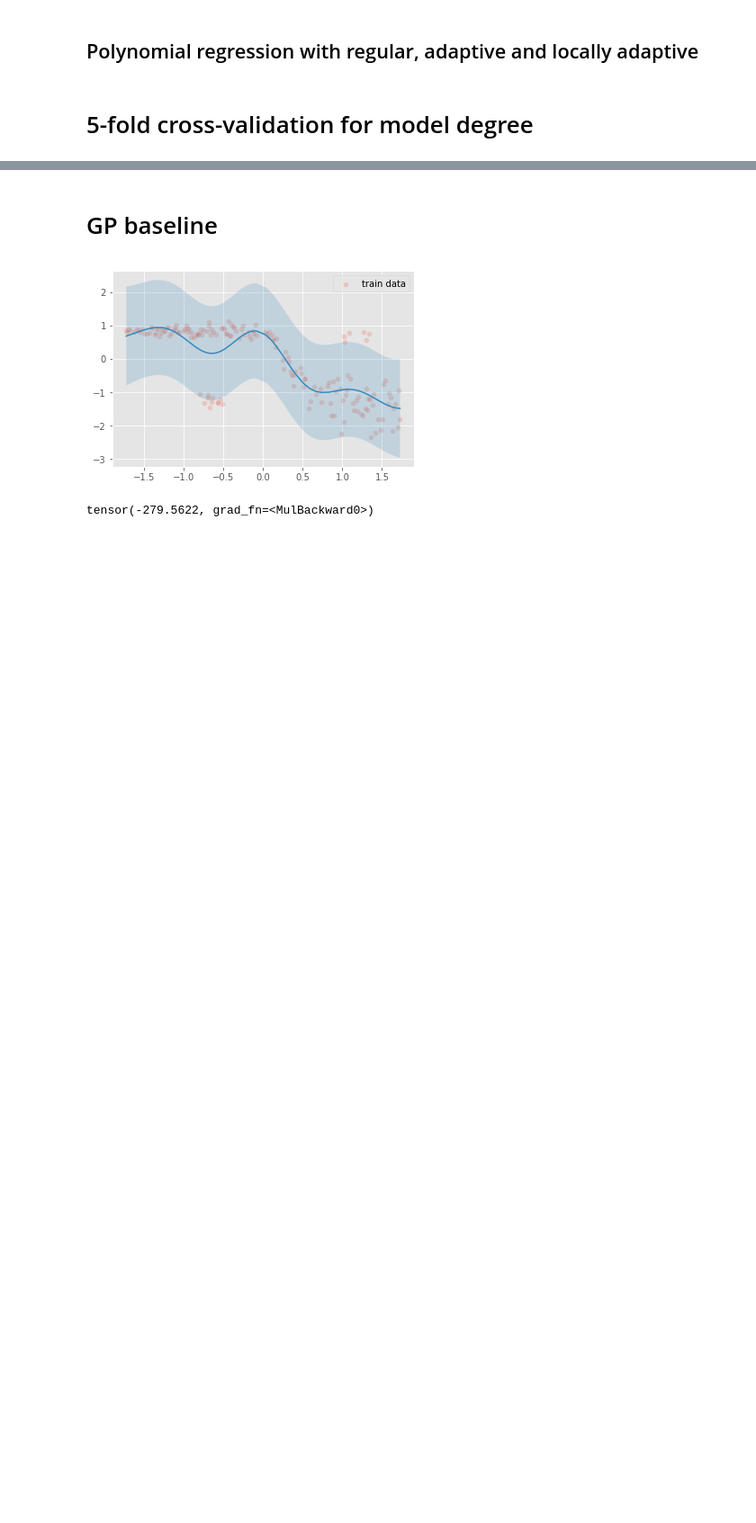
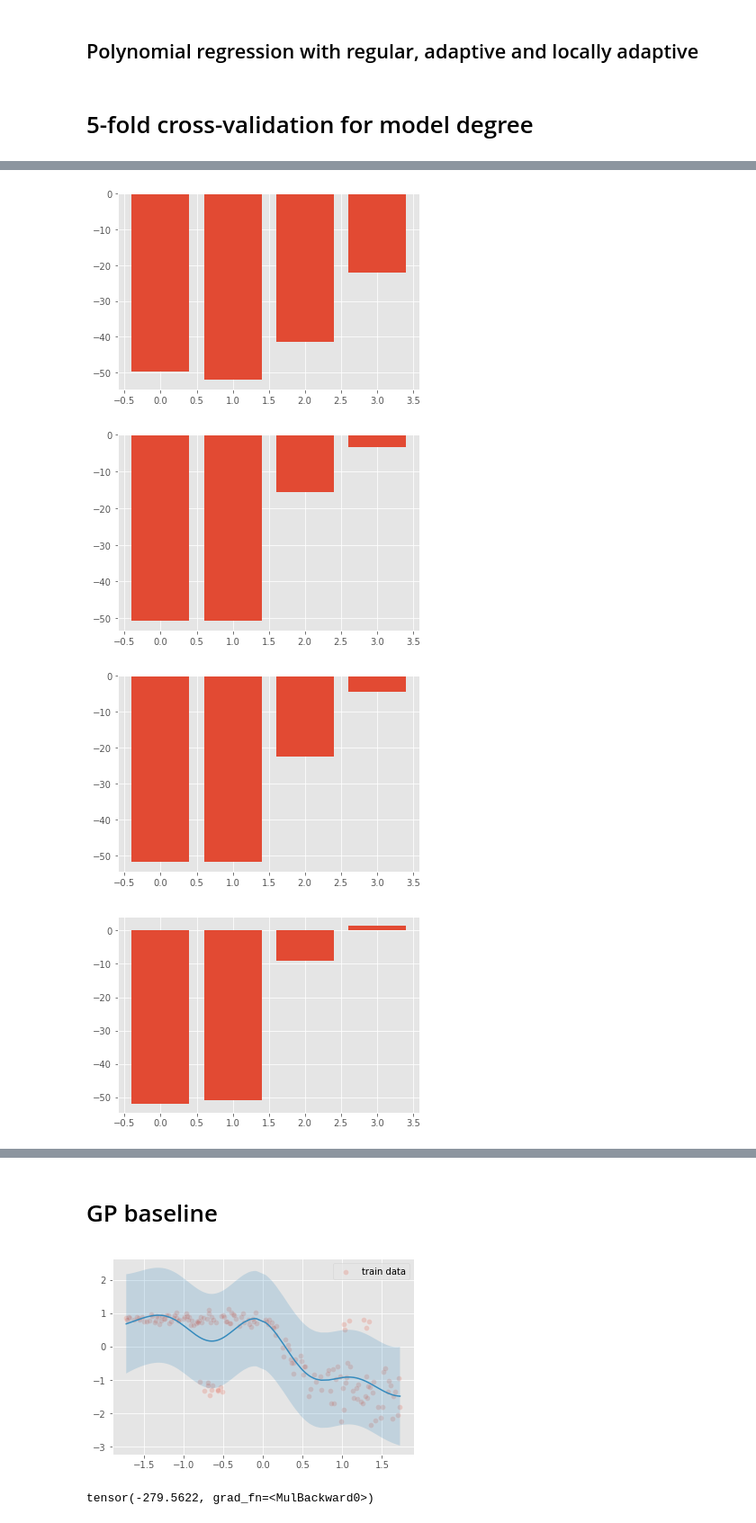
Before and after one commit to Kenta426/heteroscedastic_robust_regression, a Jupyter notebook: notebook/Real_Datasets_KFold.ipynb, the cells around one changed output, grey strips where cells are left out. Shown at 90% size. Saved outputs shown, nothing was run; the diff lists cells and outputs as text; code cells hidden in the pictures; blank space fills up the shorter version.

Commit message:
new train/val split, included mae

```diff
--- a/notebook/Real_Datasets_KFold.ipynb
+++ b/notebook/Real_Datasets_KFold.ipynb
@@ -293,15 +296,15 @@ plt.show()
 # %%
 dataset = 'lidar'   #'motor'
-outliers = True
-
-if outliers:
-    x_range, y_ratio = x_range_out, y_ratio_out
+outliers = False
 
 if dataset=='lidar':
+    trXnoout, teXnoout, trYnoout, teYnoout = train_test_split(x_range, y_ratio, test_size=0.3, random_state=0)
     if outliers:
         x_range, y_ratio = x_range_out, y_ratio_out
     trX, teX, trY, teY = train_test_split(x_range, y_ratio, test_size=0.3, random_state=0)
+
 elif dataset=='motor':
+    trXnoout, teXnoout, trYnoout, teYnoout = train_test_split(x_motor, y_motor, test_size=0.3, random_state=0)
     if outliers:
         x_motor, y_motor = x_motor_out, y_motor_out
     trX, teX, trY, teY = train_test_split(x_motor, y_motor, test_size=0.3, random_state=0)
@@ -490,0 +549,9 @@ np.round(table, 2)   #col 0: gaussian, col 1: ada, col 2: adaloc
+# %%
+for i in range(table.shape[0]):
+    plt.bar([0,1,2,3], table[i,:])
+    plt.show()
+# %% [output]
+[figure, added]
+[figure, added]
+[figure, added]
+[figure, added]
```
Also changed, not shown: parts of 9 cells of this notebook.
